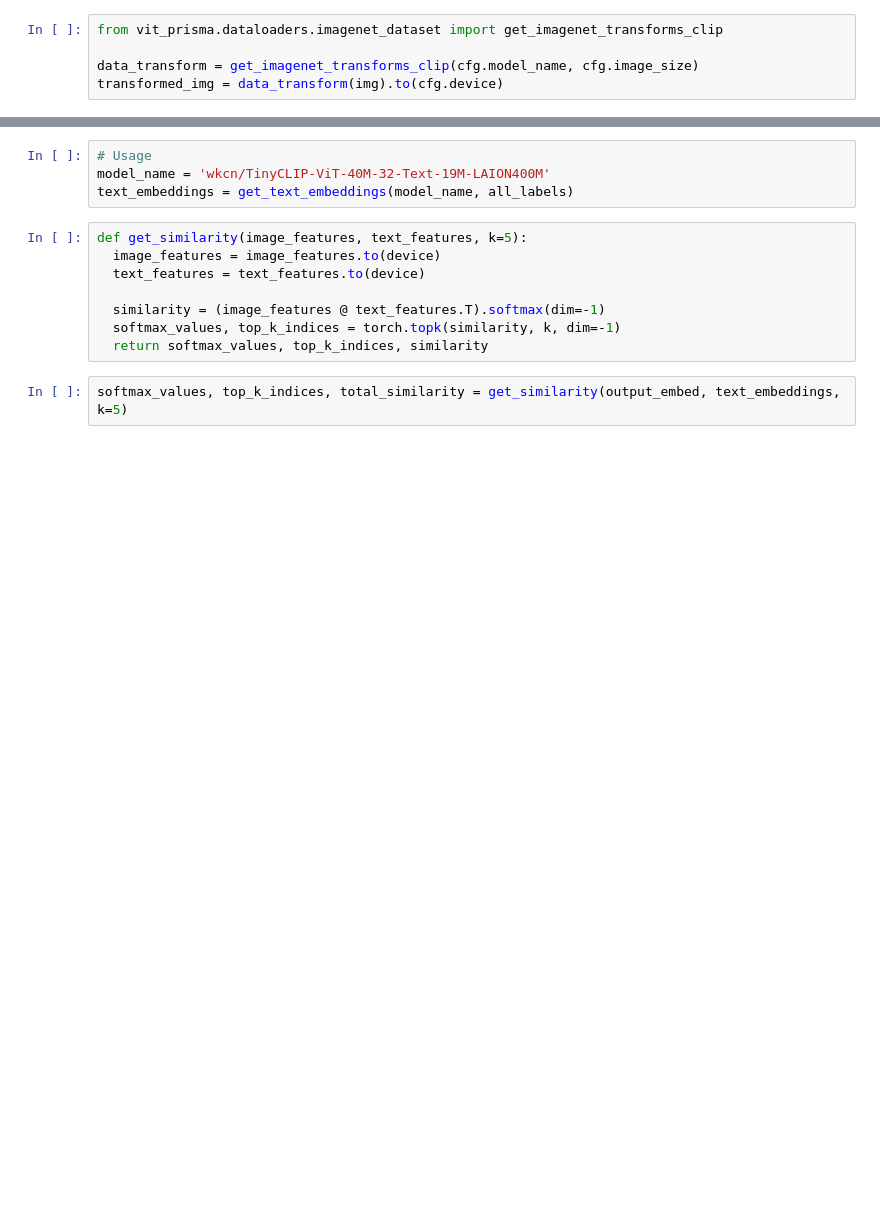
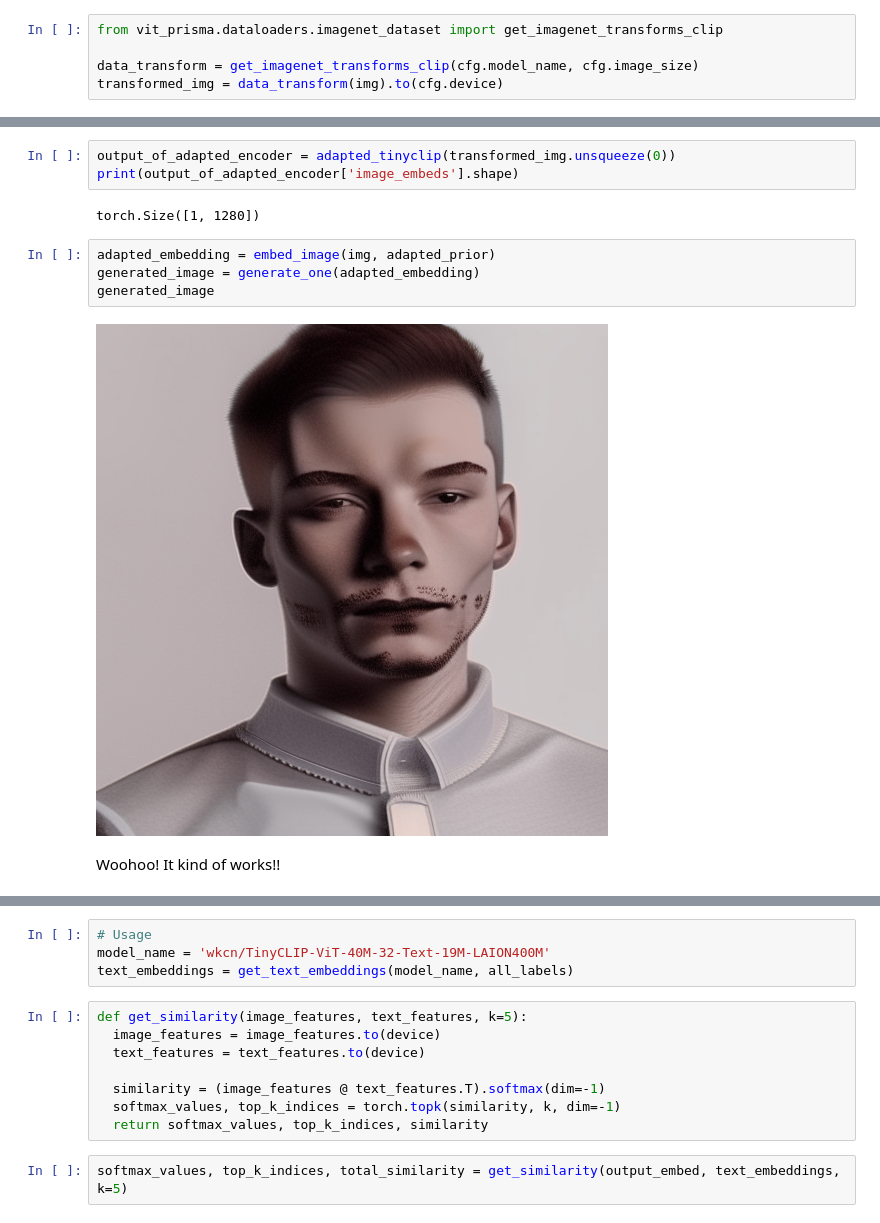
Before and after one commit to soniajoseph/ViT-Prisma, a Jupyter notebook: src/vit_prisma/sae/evals/mustache_decoder.ipynb, the cells around one changed output, grey strips where cells are left out. Cells and saved outputs as stored; diff of their text form; blank space fills up the shorter version.

```diff
--- a/src/vit_prisma/sae/evals/mustache_decoder.ipynb
+++ b/src/vit_prisma/sae/evals/mustache_decoder.ipynb
@@ -141,3 +259,16 @@ def generate_from_embedding(embedding, pipe):
+# %%
+output_of_adapted_encoder = adapted_tinyclip(transformed_img.unsqueeze(0))
+print(output_of_adapted_encoder['image_embeds'].shape)
+# %% [output]
+torch.Size([1, 1280])
+# %%
+adapted_embedding = embed_image(img, adapted_prior)
+generated_image = generate_one(adapted_embedding)
+generated_image
+# %% [output]
+[figure, added]
+# %% [markdown]
+Woohoo! It kind of works!!
 # %%
 # Load library of logit labels
 !wget https://raw.githubusercontent.com/yossigandelsman/clip_text_span/main/text_descriptions/image_descriptions_general.txt
```
Also changed, not shown: parts of 15 cells of this notebook, 8 other files.
